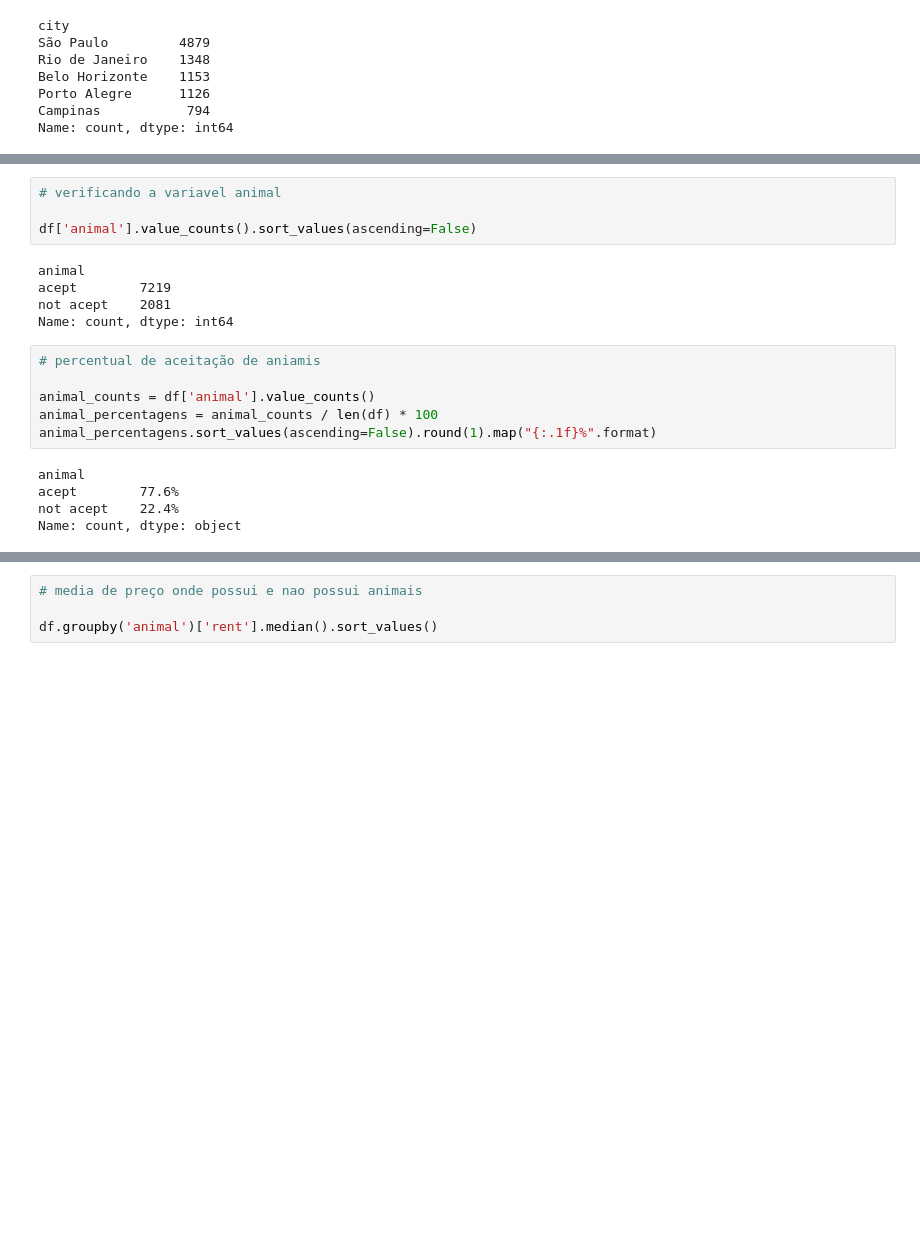
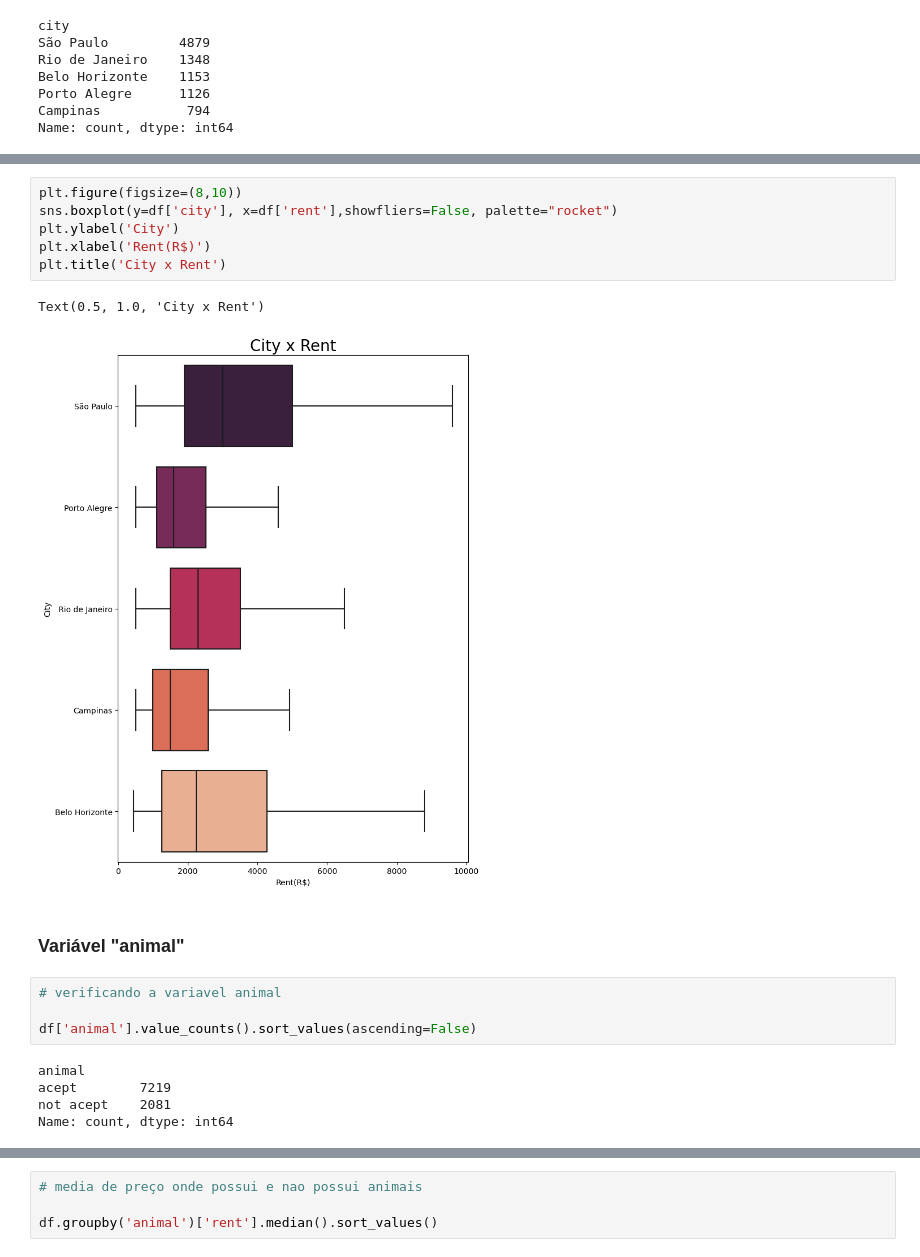
Before and after one commit to britobeatriz/RegressionL_houses, a Jupyter notebook: EDA.ipynb, the cells around one changed output, grey strips where cells are left out. Saved outputs shown, nothing was run; the diff lists cells and outputs as text; blank space fills up the shorter version.

```diff
--- a/EDA.ipynb
+++ b/EDA.ipynb
@@ -298,3 +300,14 @@ Name: rent, dtype: int64
+# %%
+plt.figure(figsize=(8,10))
+sns.boxplot(y=df['city'], x=df['rent'],showfliers=False, palette="rocket")
+plt.ylabel('City')
+plt.xlabel('Rent(R$)')
+plt.title('City x Rent')
+# %% [output]
+Text(0.5, 1.0, 'City x Rent')
+[figure, added]
+# %% [markdown]
+### Variável "animal"
 # %%
 # verificando a variavel animal
 
@@ -304,14 +317,3 @@ animal
 acept        7219
 not acept    2081
 Name: count, dtype: int64
-# %%
-# percentual de aceitação de aniamis
-
-animal_counts = df['animal'].value_counts()
-animal_percentagens = animal_counts / len(df) * 100
-animal_percentagens.sort_values(ascending=False).round(1).map("{:.1f}%".format)
-# %% [output]
-animal
-acept        77.6%
-not acept    22.4%
-Name: count, dtype: object
```
Also changed, not shown: parts of 22 cells of this notebook.
